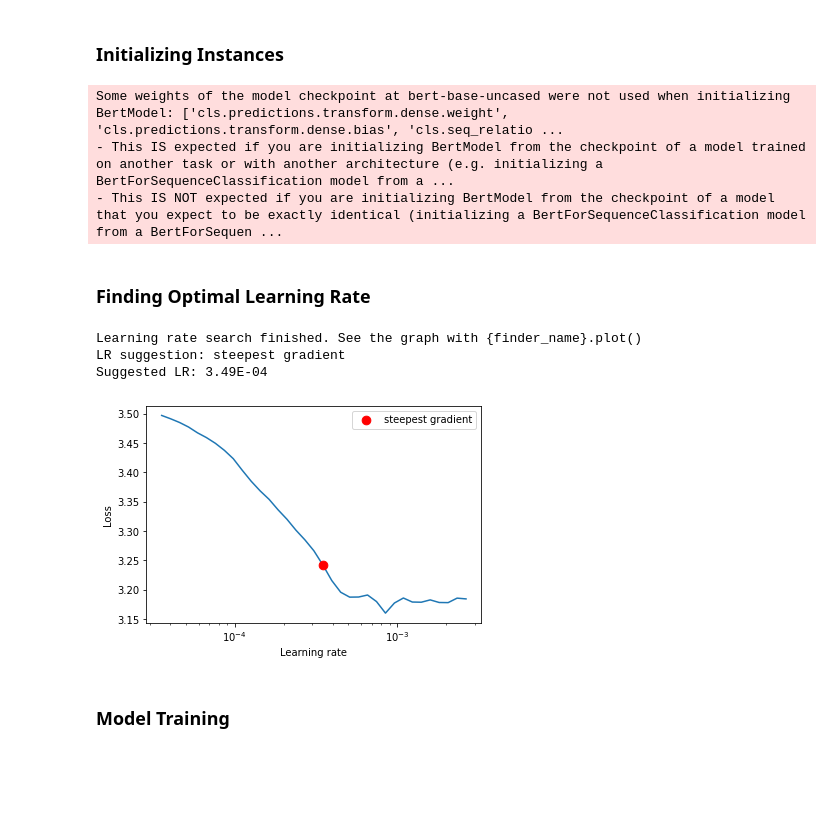
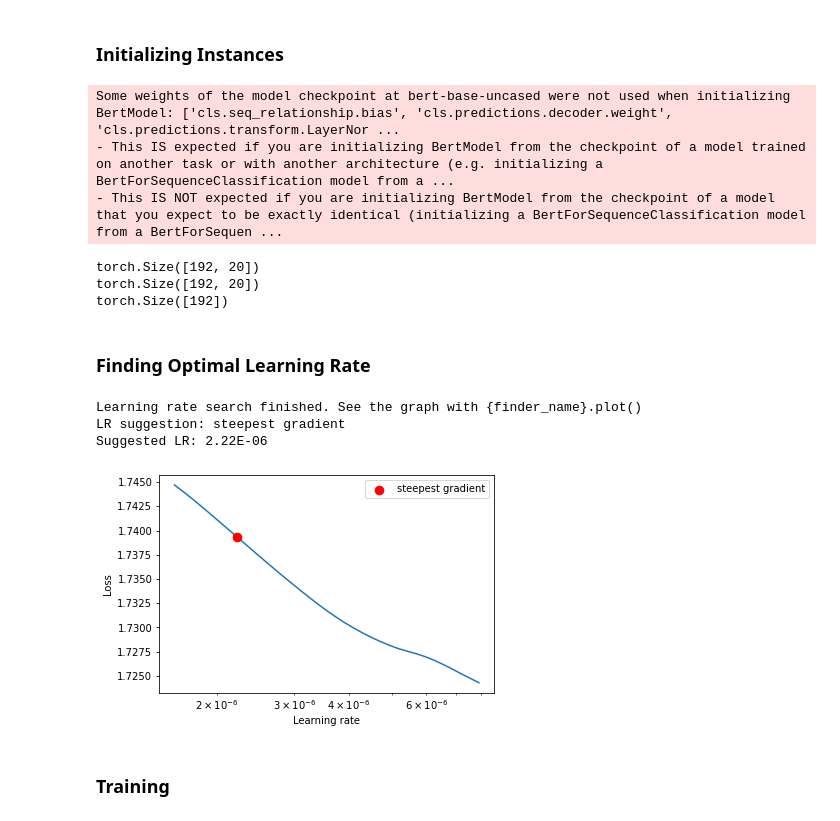
Before and after one commit to hamedonline/news-topicker, a Jupyter notebook: Step 3. Model Training.ipynb, the cells around one changed output. Saved outputs shown, nothing was run; the diff lists cells and outputs as text; code cells hidden in the pictures; blank space fills up the shorter version.

```diff
--- a/Step 3. Model Training.ipynb
+++ b/Step 3. Model Training.ipynb
@@ -52,8 +52,8 @@ from sklearn.model_selection import train_test_split
 
 
 column_target = 'category'
-desired_subsample_size_train = 8000
-desired_subsample_size_valid = 8000
+desired_subsample_size_train = 7000
+desired_subsample_size_valid = 2000
 
 # split the data into representative training and validation sets
 df_train_subsample, df_valid_subsample = train_test_split(
@@ -212,10 +212,9 @@ class TextClassificationDataset(Dataset):
         else: text_column = text_column_name
 
         # get category name and corresponding index from the dataframe
-        classes_map  = dict(zip(df[label_column_name].unique(), range(len(df[label_column_name].unique()))))
+        classes_map  = dict(zip(sorted(df[label_column_name].unique()), range(len(df[label_column_name].unique()))))
         self.titles  = df[text_column].to_numpy()
         self.targets = df[label_column_name].map(classes_map).to_numpy()
-        self.preprocess_enabled = preprocess
 
 
     def __len__(self):
@@ -448,16 +447,16 @@ tokenizer_len = lm_BERT.estimate_tokenizer_max_length(
 # set tokenizer max length
 lm_BERT.set_tokenizer_max_length(tokenizer_len)
 # %% [output]
-Some weights of the model checkpoint at bert-base-uncased were not used when initializing BertModel: ['cls.predictions.transform.dense.weight', 'cls.predictions.transform.dense.bias', 'cls.seq_relatio ...
+Some weights of the model checkpoint at bert-base-uncased were not used when initializing BertModel: ['cls.seq_relationship.bias', 'cls.predictions.decoder.weight', 'cls.predictions.transform.LayerNor ...
 - This IS expected if you are initializing BertModel from the checkpoint of a model trained on another task or with another architecture (e.g. initializing a BertForSequenceClassification model from a ...
 - This IS NOT expected if you are initializing BertModel from the checkpoint of a model that you expect to be exactly identical (initializing a BertForSequenceClassification model from a BertForSequen ...
 # %%
 # initialize dataset & dataloader objects
 
-BATCH_SIZE = 128
+BATCH_SIZE = 192
 
 # train dataset
-train_ds = TextClassificationDataset(
+dataset_train_subsample = TextClassificationDataset(
     df=df_train_subsample,
     text_column_name='headline_preprocessed',
     label_column_name='category',
@@ -465,7 +464,7 @@ train_ds = TextClassificationDataset(
 )
 
 # validation dataset
-valid_ds = TextClassificationDataset(
+dataset_valid_subsample = TextClassificationDataset(
     df=df_valid_subsample,
     text_column_name='headline_preprocessed',
     label_column_name='category',
@@ -473,18 +472,29 @@ valid_ds = TextClassificationDataset(
 )
 
 # train dataloader
-train_dl = TextClassificationDataLoader(
-    dataset=train_ds,
+dataloader_train_subsample = TextClassificationDataLoader(
+    dataset=dataset_train_subsample,
     batch_size=BATCH_SIZE,
     shuffle=True
 )
 
 # validation dataloader
-valid_dl = TextClassificationDataLoader(
-    dataset=valid_ds,
+dataloader_valid_subsample = TextClassificationDataLoader(
+    dataset=dataset_valid_subsample,
     batch_size=BATCH_SIZE,
     shuffle=False
 )
+# %%
+sample_data = next(iter(dataloader_train_subsample))
+sample_input, sample_output = sample_data[0], sample_data[1]
+
+print(sample_input['token_ids'].shape)
+print(sample_input['attention_mask'].shape)
+print(sample_output.shape)
+# %% [output]
+torch.Size([192, 20])
+torch.Size([192, 20])
+torch.Size([192])
 # %%
 # initialize model properties
 
@@ -521,18 +527,22 @@ loss_fn = nn.CrossEntropyLoss().to(device)
 # %%
 from torch_lr_finder import LRFinder
 
+# optimizer
+optimizer = torch.optim.AdamW(model.parameters())
+
 lr_finder = LRFinder(model, optimizer, loss_fn, device=device)
-lr_finder.range_test(train_dl, start_lr=1e-5, end_lr=5e-3, num_iter=50)
-# lr_finder.range_test(train_loader=train_dl, val_loader=valid_dl, start_lr=1e-5, end_lr=1e-1, num_iter=50, step_mode="exp")
+# lr_finder.range_test(dataloader_train_subsample, start_lr=1e-5, end_lr=5e-3, num_iter=50)
+lr_finder.range_test(train_loader=dataloader_train_subsample, val_loader=dataloader_valid_subsample,
+                     start_lr=1e-6, end_lr=1e-5, num_iter=50, step_mode="exp")
 lr_finder.plot()  # to inspect the loss-learning rate graph
 lr_finder.reset()
 # %% [output]
 Learning rate search finished. See the graph with {finder_name}.plot()
 LR suggestion: steepest gradient
-Suggested LR: 3.49E-04
+Suggested LR: 2.22E-06
-[figure, old version]
+[figure, new version]
 # %% [markdown]
-### Model Training
+### Training
 # %%
 %%time
 
```
Also changed, not shown: parts of 8 cells of this notebook.
